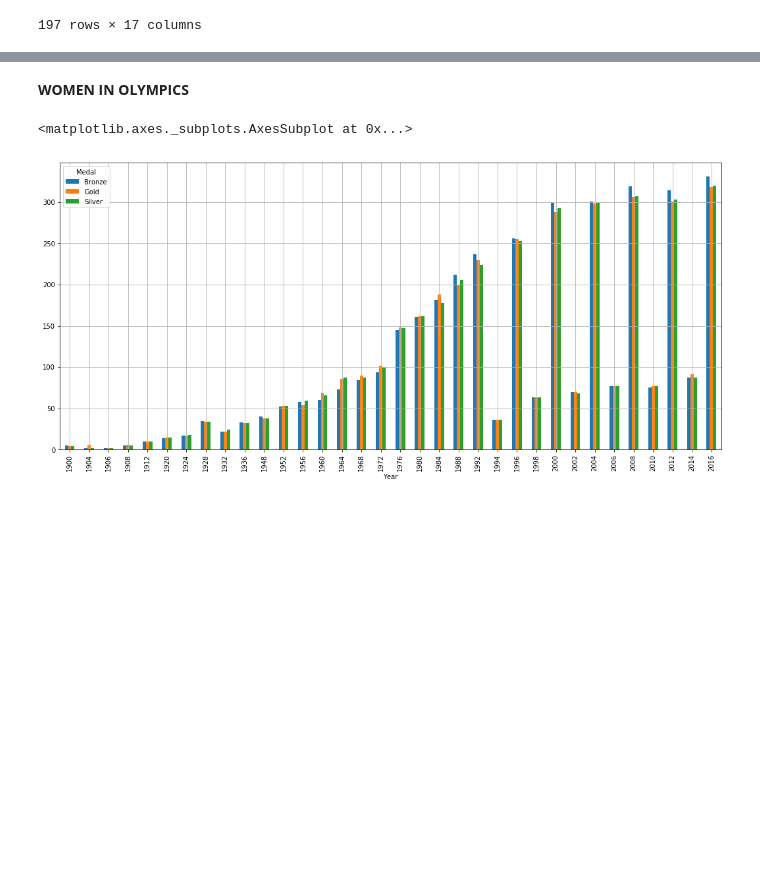
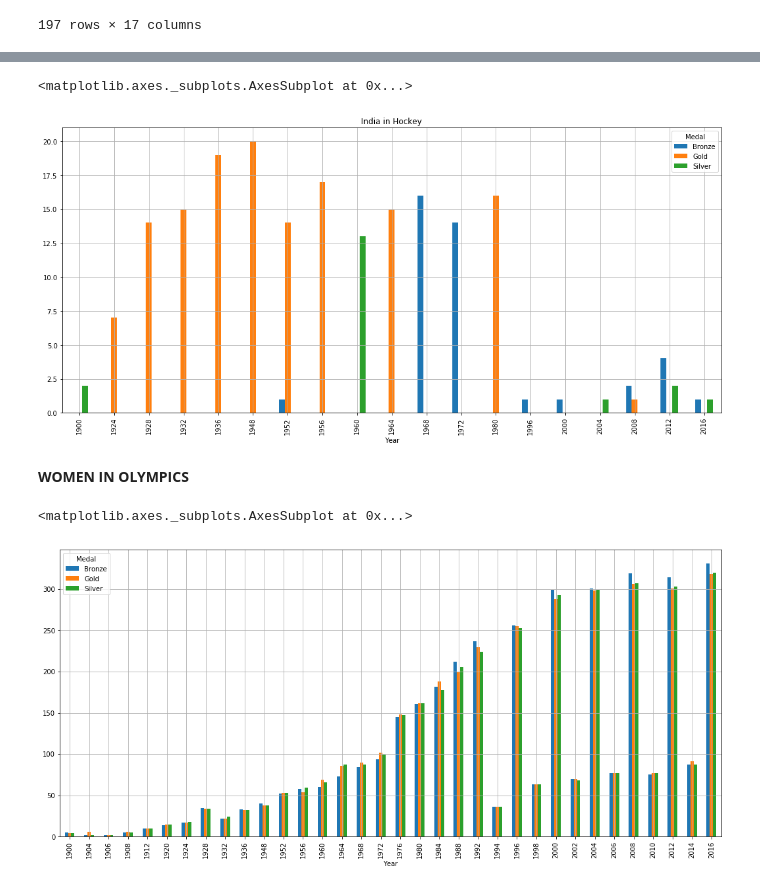
Before and after one commit to Ritvik19/Data-Tales, a Jupyter notebook: Olympics-History-2016/Olympics.ipynb, the cells around one changed output, grey strips where cells are left out. Drawn from its saved outputs; the diff is of its cells as text; code cells hidden in the pictures; blank space fills up the shorter version.

```diff
--- a/Olympics-History-2016/Olympics.ipynb
+++ b/Olympics-History-2016/Olympics.ipynb
@@ -456,3 +510,8 @@ pd.pivot_table(india, index='Sport', columns='Medal', aggfunc='count', values='I
+# %%
+india_years.plot.bar(figsize=(18,8), title="India in Hockey", grid=True)
+# %% [output]
+<matplotlib.axes._subplots.AxesSubplot at 0x...>
+[figure, added]
 # %% [markdown]
 **WOMEN IN OLYMPICS**
 # %%
```
Also changed, not shown: parts of 12 cells of this notebook.
